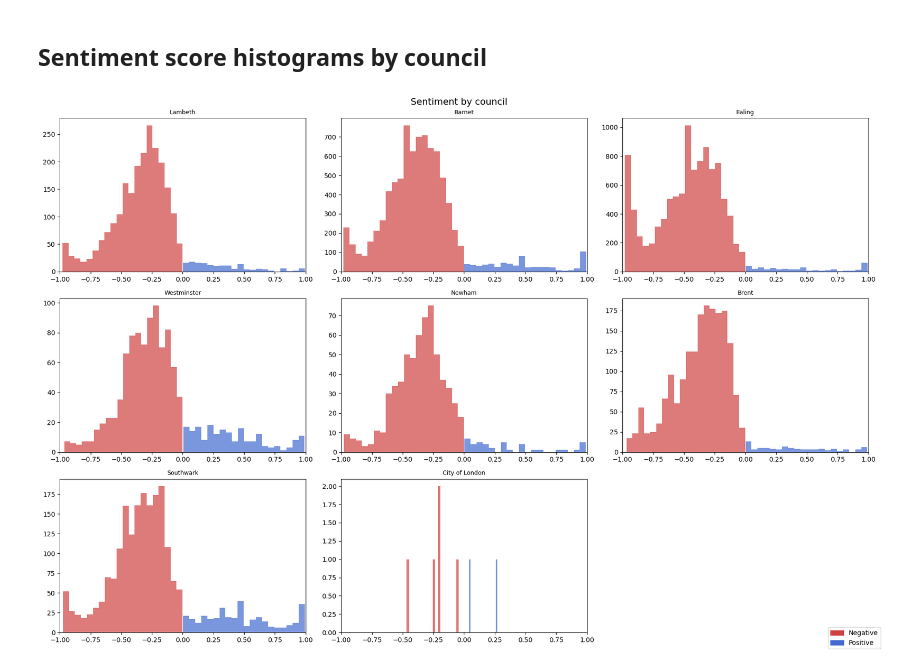
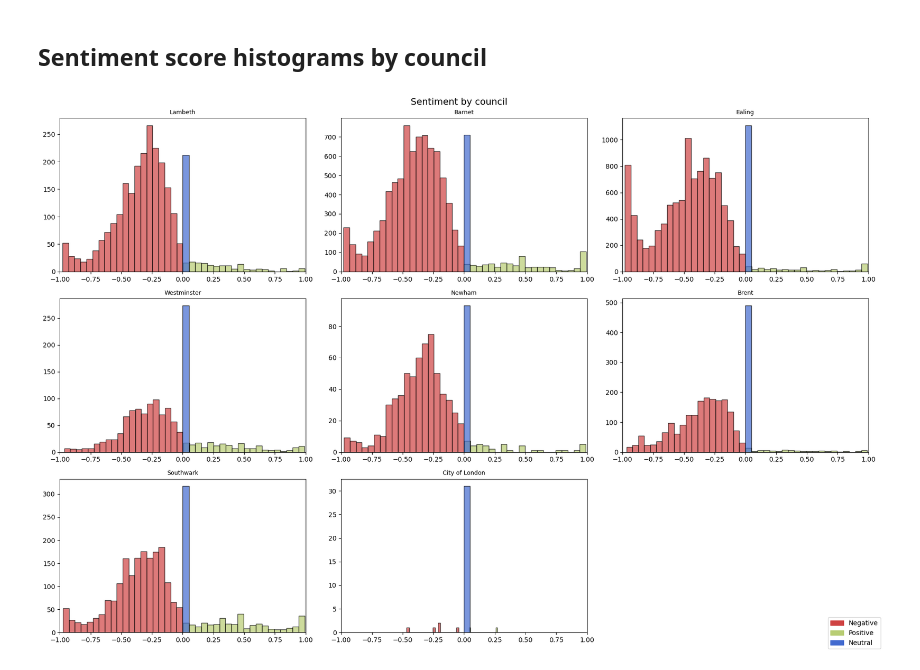
Before and after one commit to Bea-Taylor/nimby_nlp, a Jupyter notebook: notebooks/05_sentiment_analysis.ipynb, the cells around one changed output. Drawn from its saved outputs; the diff is of its cells as text; code cells hidden in the pictures.

```diff
--- a/notebooks/05_sentiment_analysis.ipynb
+++ b/notebooks/05_sentiment_analysis.ipynb
@@ -59,7 +56,9 @@ stance_pct.plot.barh(
     ax=ax, stacked=True,
     color=[STANCE_PALETTE[s] for s in stance_pct.columns],
 )
+ax.set_xlim(0, 100)
 ax.set_xlabel("% of comments")
+ax.set_ylabel("Council")
 ax.set_title("Stance proportion by council")
 ax.legend(loc="lower right")
 plt.tight_layout()
@@ -72,28 +71,31 @@ plt.show()
 # %%
 councils = df["council"].unique()
 cols  = 3
 rows  = math.ceil(len(councils) / cols)
 fig, axes = plt.subplots(rows, cols, figsize=(cols * 6, rows * 4))
 axes = axes.flatten()
 
 for ax, council in zip(axes, councils):
     sub = df[df["council"] == council]["sentiment_score"].dropna()
     neg = sub[sub < 0]
     pos = sub[sub > 0]
-    ax.hist(neg, bins=20, color=STANCE_PALETTE["Objects"],  alpha=0.7, label="Negative")
-    ax.hist(pos, bins=20, color=STANCE_PALETTE["Supports"], alpha=0.7, label="Positive")
+    neu = sub[sub == 0]
+    ax.hist(neg, bins=20, color=STANCE_PALETTE["Objects"], edgecolor='black', alpha=0.7, label="Negative")
+    ax.hist(pos, bins=20, color=STANCE_PALETTE["Supports"], edgecolor='black', alpha=0.7, label="Positive")
+    ax.hist(neu, bins=20, color=STANCE_PALETTE["Neutral"], edgecolor='black', alpha=0.7, label="Neutral")
     ax.set_title(council, fontsize=9)
     ax.set_xlim(-1, 1)
 
 for ax in axes[len(councils):]:
     ax.set_visible(False)
 
 handles = [plt.Rectangle((0,0),1,1, color=STANCE_PALETTE["Objects"]),
-           plt.Rectangle((0,0),1,1, color=STANCE_PALETTE["Supports"])]
-fig.legend(handles, ["Negative", "Positive"], loc="lower right")
+           plt.Rectangle((0,0),1,1, color=STANCE_PALETTE["Supports"]),
+           plt.Rectangle((0,0),1,1, color=STANCE_PALETTE["Neutral"])]
+fig.legend(handles, ["Negative", "Positive", "Neutral"], loc="lower right")
 plt.suptitle("Sentiment by council", fontsize=14)
 plt.tight_layout()
 plt.savefig(FIGURES_DIR / "sentiment_by_council.png", dpi=150, bbox_inches="tight")
 plt.show()
 # %% [output]
-[figure, old version]
+[figure, new version]
```
Also changed, not shown: parts of 5 cells of this notebook, 4 other files.
